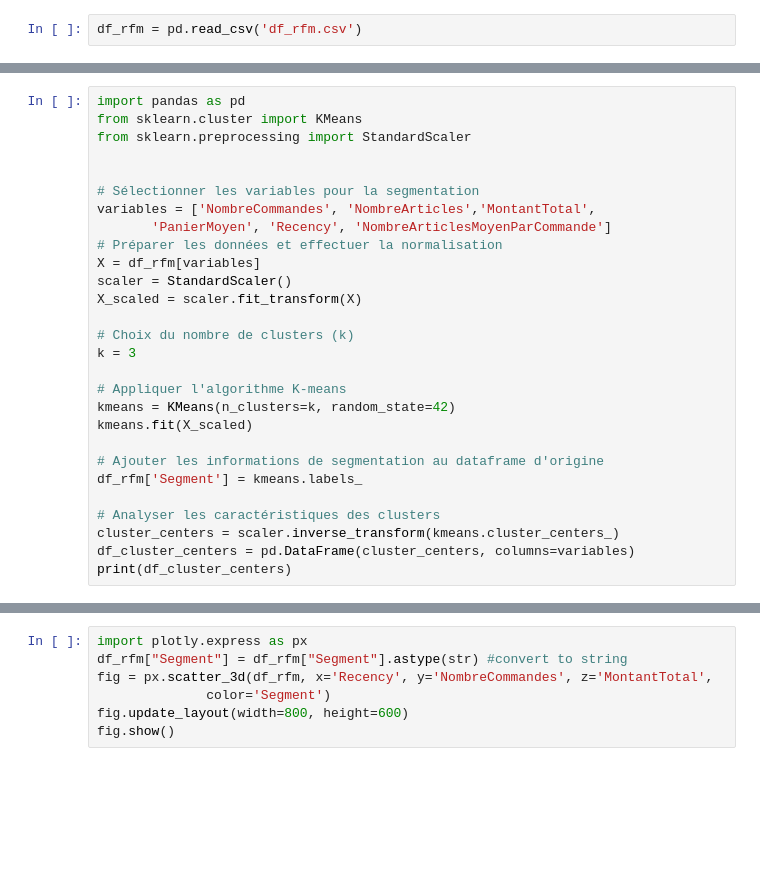
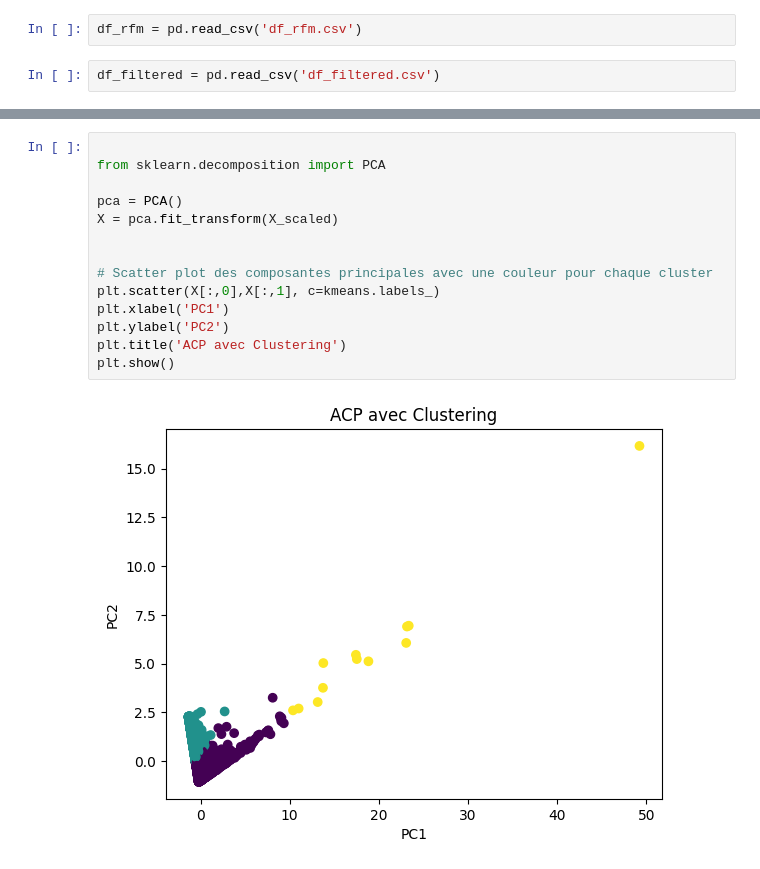
Before and after one commit to Manonp59/uk-retail, a Jupyter notebook: modelisation.ipynb, the cells around one changed output, grey strips where cells are left out. Saved outputs shown, nothing was run; the diff lists cells and outputs as text; blank space fills up the shorter version.

Commit message:
clustering

```diff
--- a/modelisation.ipynb
+++ b/modelisation.ipynb
@@ -2,3 +2,5 @@
 import pandas as pd
 # %%
 df_rfm = pd.read_csv('df_rfm.csv')
+# %%
+df_filtered = pd.read_csv('df_filtered.csv')
@@ -134,28 +86,0 @@ plt.show()
-# %%
-import pandas as pd
-from sklearn.cluster import KMeans
-from sklearn.preprocessing import StandardScaler
-
-
-# Sélectionner les variables pour la segmentation
-variables = ['NombreCommandes', 'NombreArticles','MontantTotal',
-       'PanierMoyen', 'Recency', 'NombreArticlesMoyenParCommande']
-# Préparer les données et effectuer la normalisation
-X = df_rfm[variables]
-scaler = StandardScaler()
-X_scaled = scaler.fit_transform(X)
-
-# Choix du nombre de clusters (k)
-k = 3
-
-# Appliquer l'algorithme K-means
-kmeans = KMeans(n_clusters=k, random_state=42)
-kmeans.fit(X_scaled)
-
-# Ajouter les informations de segmentation au dataframe d'origine
-df_rfm['Segment'] = kmeans.labels_
-
-# Analyser les caractéristiques des clusters
-cluster_centers = scaler.inverse_transform(kmeans.cluster_centers_)
-df_cluster_centers = pd.DataFrame(cluster_centers, columns=variables)
-print(df_cluster_centers)
@@ -251,7 +87,16 @@ plt.show()
-# %%
-import plotly.express as px
-df_rfm["Segment"] = df_rfm["Segment"].astype(str) #convert to string
-fig = px.scatter_3d(df_rfm, x='Recency', y='NombreCommandes', z='MontantTotal',
-              color='Segment')
-fig.update_layout(width=800, height=600)
-fig.show()
+# %%
+
+from sklearn.decomposition import PCA
+
+pca = PCA()
+X = pca.fit_transform(X_scaled)
+
+
+# Scatter plot des composantes principales avec une couleur pour chaque cluster
+plt.scatter(X[:,0],X[:,1], c=kmeans.labels_)
+plt.xlabel('PC1')
+plt.ylabel('PC2')
+plt.title('ACP avec Clustering')
+plt.show()
+# %% [output]
+[figure, added]
```
Also changed, not shown: parts of 9 cells of this notebook, 7 other files.
